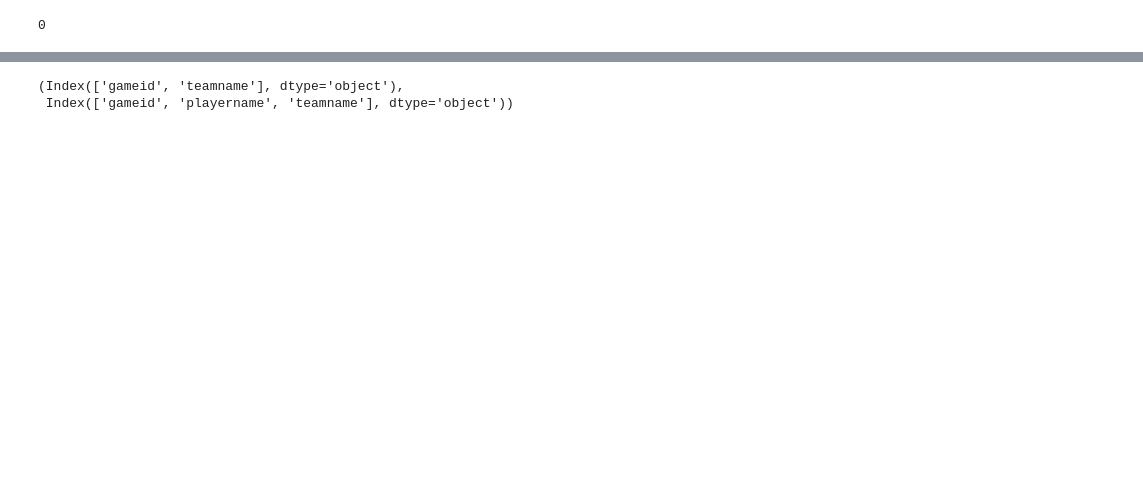
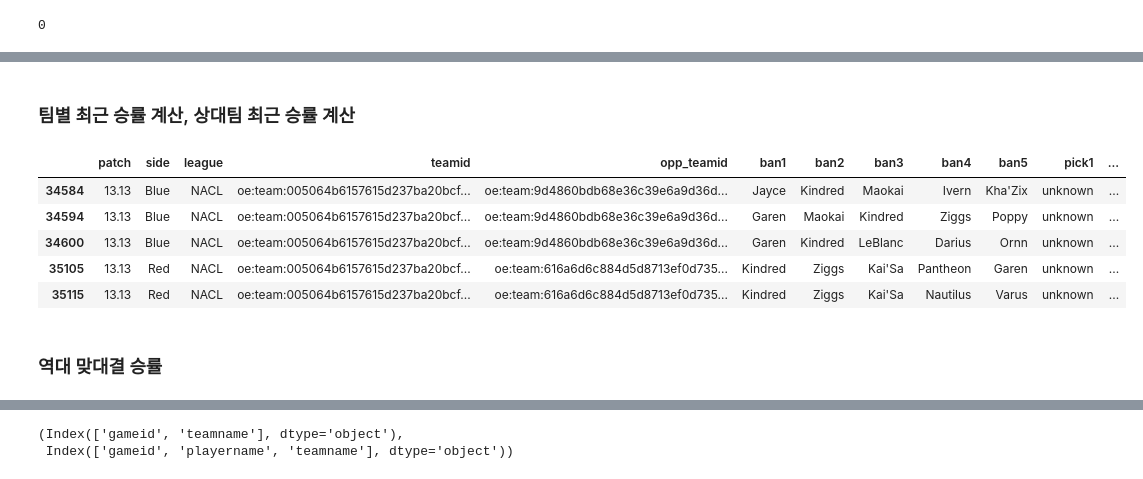
Before and after one commit to koeyhi/ms_3rd_datathon, a Jupyter notebook: preprocess.ipynb, the cells around one changed output, grey strips where cells are left out. Saved outputs shown, nothing was run; the diff lists cells and outputs as text; code cells hidden in the pictures; blank space fills up the shorter version.

```diff
--- a/preprocess.ipynb
+++ b/preprocess.ipynb
@@ -14,7 +14,7 @@ for file in all_files[-3:]:
 
 df = pd.concat(df_list, ignore_index=True)
 df = df[df["datacompleteness"] == "complete"]
-df.drop(columns=["datacompleteness", "url"], inplace=True)
+df.drop(columns=["datacompleteness", "url", "year"], inplace=True)
 
 train = df[(df["patch"] >= 12.01) & (df["patch"] <= 14.05)]
 test = df[df["patch"] >= 14.06]
@@ -416,0 +466,54 @@ players_test["opp_teamid"] = players_test["opp_teamid"].astype("category")
+# %% [markdown]
+### 팀별 최근 승률 계산, 상대팀 최근 승률 계산
+# %%
+# 팀별 최근 승률 계산을 위한 데이터 정렬
+teams_train = teams_train.sort_values(['teamid', 'year', 'month', 'day'])
+teams_test = teams_test.sort_values(['teamid', 'year', 'month', 'day'])
+
+# 팀별 이동 평균 승률 계산 (최근 10경기)
+teams_train['recent10_winrate'] = teams_train.groupby('teamid', observed=True)['result'].transform(
+    lambda x: x.rolling(window=10, min_periods=1).mean().shift(1)
+)
+
+teams_test['recent10_winrate'] = teams_test.groupby('teamid', observed=True)['result'].transform(
+    lambda x: x.rolling(window=10, min_periods=1).mean().shift(1)
+)
+
+# 상대팀 최근 승률 계산
+teams_train['opp_recent10_winrate'] = teams_train.merge(
+    teams_train[['teamid', 'year', 'month', 'day', 'recent10_winrate']],
+    left_on=['opp_teamid', 'year', 'month', 'day'],
+    right_on=['teamid', 'year', 'month', 'day'],
+    suffixes=('', '_opp')
+)['recent10_winrate_opp']
+
+teams_test['opp_recent10_winrate'] = teams_test.merge(
+    teams_test[['teamid', 'year', 'month', 'day', 'recent10_winrate']],
+    left_on=['opp_teamid', 'year', 'month', 'day'],
+    right_on=['teamid', 'year', 'month', 'day'],
+    suffixes=('', '_opp')
+)['recent10_winrate_opp']
+
+# NaN값을 0.5로 대체 (첫 경기인 경우)
+teams_train['recent10_winrate'] = teams_train['recent10_winrate'].fillna(0.5)
+teams_test['recent10_winrate'] = teams_test['recent10_winrate'].fillna(0.5)
+teams_train['opp_recent10_winrate'] = teams_train['opp_recent10_winrate'].fillna(0.5)
+teams_test['opp_recent10_winrate'] = teams_test['opp_recent10_winrate'].fillna(0.5)
+
+# 특성 리스트에 recent_winrate와 opp_recent_winrate 추가
+pre_game_features.extend(['recent10_winrate', 'opp_recent10_winrate'])
+
+# 입력 데이터 업데이트
+train_input = teams_train[pre_game_features]
+test_input = teams_test[pre_game_features]
+# %%
+train_input.head()
+# %% [output]
+|  | patch | side | league | teamid | opp_teamid | ban1 | ban2 | ban3 | ban4 | ban5 | pick1 | ... |
+| 34584 | 13.13 | Blue | NACL | oe:team:005064b6157615d237ba20bcf... | oe:team:9d4860bdb68e36c39e6a9d36d... | Jayce | Kindred | Maokai | Ivern | Kha'Zix | unknown | ... |
+| 34594 | 13.13 | Blue | NACL | oe:team:005064b6157615d237ba20bcf... | oe:team:9d4860bdb68e36c39e6a9d36d... | Garen | Maokai | Kindred | Ziggs | Poppy | unknown | ... |
+| 34600 | 13.13 | Blue | NACL | oe:team:005064b6157615d237ba20bcf... | oe:team:9d4860bdb68e36c39e6a9d36d... | Garen | Kindred | LeBlanc | Darius | Ornn | unknown | ... |
+| 35105 | 13.13 | Red | NACL | oe:team:005064b6157615d237ba20bcf... | oe:team:616a6d6c884d5d8713ef0d735... | Kindred | Ziggs | Kai'Sa | Pantheon | Garen | unknown | ... |
+| 35115 | 13.13 | Red | NACL | oe:team:005064b6157615d237ba20bcf... | oe:team:616a6d6c884d5d8713ef0d735... | Kindred | Ziggs | Kai'Sa | Nautilus | Varus | unknown | ... |
+# %% [markdown]
+### 역대 맞대결 승률
```
Also changed, not shown: parts of 28 cells of this notebook, 3 other files.
